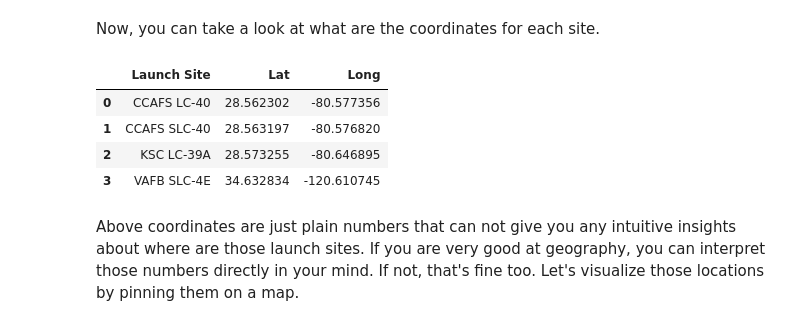
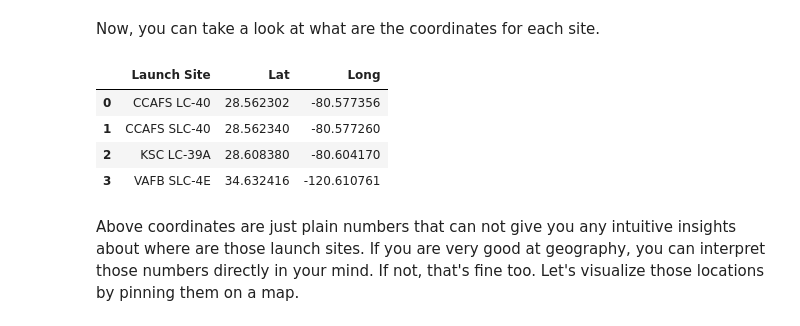
Before and after one commit to EdgarHTT/Applied_Data_Science_Capstone, a Jupyter notebook: lab_jupyter_launch_site_location.ipynb, the cells around one changed output. Cells and saved outputs as stored; diff of their text form; code cells hidden in the pictures.

Commit message:
some modifications on the launch site locations

```diff
--- a/lab_jupyter_launch_site_location.ipynb
+++ b/lab_jupyter_launch_site_location.ipynb
@@ -71,15 +71,21 @@ Now, you can take a look at what are the coordinates for each site.
 # %%
 # Select relevant sub-columns: `Launch Site`, `Lat(Latitude)`, `Long(Longitude)`, `class`
 spacex_df = spacex_df[['Launch Site', 'Lat', 'Long', 'class']]
+
+# The database is erroneous on some lauch site coordinates, so im correcting them
+spacex_df.loc[spacex_df['Launch Site'] == "CCAFS SLC-40", ['Lat', 'Long']] = 28.562340, -80.577260
+spacex_df.loc[spacex_df['Launch Site'] == "KSC LC-39A", ['Lat', 'Long']] = 28.60838,-80.60417
+spacex_df.loc[spacex_df['Launch Site'] == "VAFB SLC-4E", ['Lat', 'Long']] = 34.632416, -120.610761
+
 launch_sites_df = spacex_df.groupby(['Launch Site'], as_index=False).first()
 launch_sites_df = launch_sites_df[['Launch Site', 'Lat', 'Long']]
 launch_sites_df
 # %% [output]
 |  | Launch Site | Lat | Long |
 | 0 | CCAFS LC-40 | 28.562302 | -80.577356 |
-| 1 | CCAFS SLC-40 | 28.563197 | -80.576820 |
-| 2 | KSC LC-39A | 28.573255 | -80.646895 |
-| 3 | VAFB SLC-4E | 34.632834 | -120.610745 |
+| 1 | CCAFS SLC-40 | 28.562340 | -80.577260 |
+| 2 | KSC LC-39A | 28.608380 | -80.604170 |
+| 3 | VAFB SLC-4E | 34.632416 | -120.610761 |
 # %% [markdown]
 Above coordinates are just plain numbers that can not give you any intuitive insights about where are those launch sites. If you are very good at geography, you can interpret those numbers directly in your mind. If not, that's fine too. Let's visualize those locations by pinning them on a map.
 # %% [markdown]
```
Also changed, not shown: parts of 1 cell of this notebook, 1 other file.
